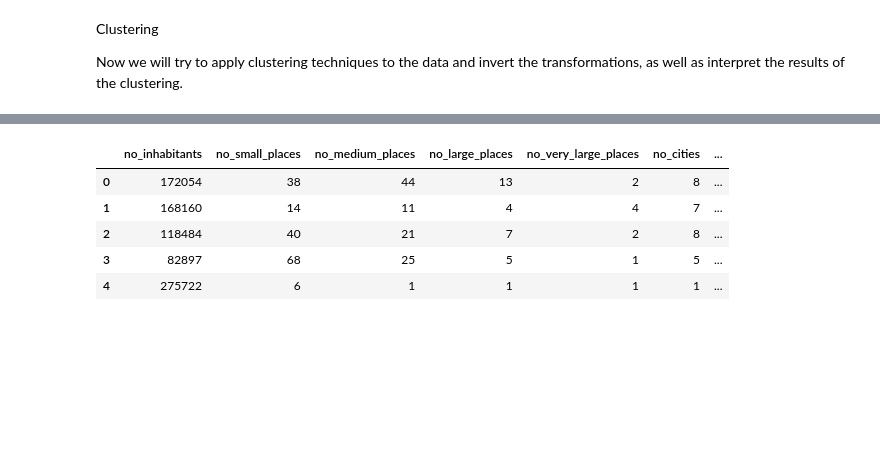
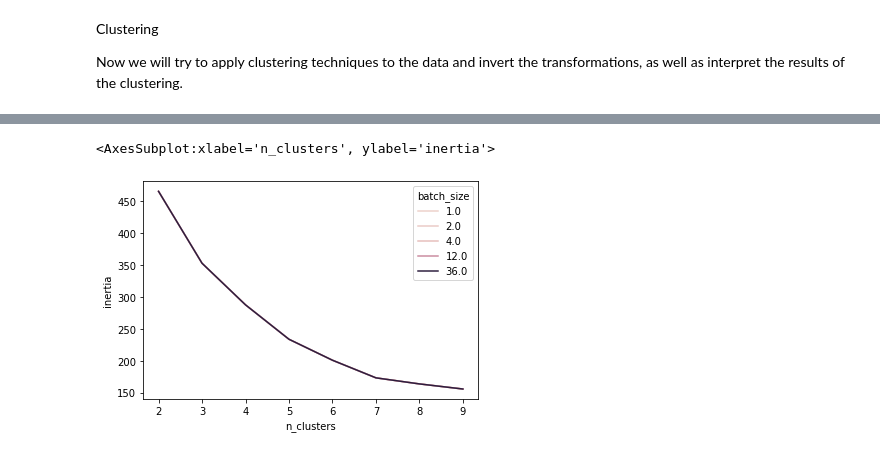
Before and after one commit to joaonmatos/feup-machine-learning, a Jupyter notebook: analysis/districts.ipynb, the cells around one changed output, grey strips where cells are left out. Cells and saved outputs as stored; diff of their text form; code cells hidden in the pictures; blank space fills up the shorter version.

```diff
--- a/analysis/districts.ipynb
+++ b/analysis/districts.ipynb
@@ -163,21 +166,28 @@ sbs.lineplot(x="n_clusters", y="inertia", data=pd.DataFrame({"n_clusters": n_clu
 # %%
 # By the elbow rule, any number of clusters between 5 and 7, inclusive
 # should give us an aproximately optimal number of clusters
-km = KMeans(n_clusters=5, random_state=19)
+# There is no meaningful difference between the initial centroid selection methods
+km = KMeans(n_clusters=7, random_state=19)
 km.fit(base_shifted_data)
-clusters = km.predict(base_shifted_data)
+kmeans_clusters = km.predict(base_shifted_data)
-# %%
-clustered_districts = districts.assign(cluster = clusters)
-cluster_centers = km.cluster_centers_
-from sklearn.pipeline import Pipeline
-import math
-cluster_centers_original = scaler.inverse_transform(pca.inverse_transform(cluster_centers))
-cluster_centers_original = pd.DataFrame(cluster_centers_original, columns=numerical_data.columns)
-cluster_centers_original.applymap(lambda x: round(x))
-# %% [output]
-|  | no_inhabitants | no_small_places | no_medium_places | no_large_places | no_very_large_places | no_cities | ... |
-| 0 | 172054 | 38 | 44 | 13 | 2 | 8 | ... |
-| 1 | 168160 | 14 | 11 | 4 | 4 | 7 | ... |
-| 2 | 118484 | 40 | 21 | 7 | 2 | 8 | ... |
-| 3 | 82897 | 68 | 25 | 5 | 1 | 5 | ... |
-| 4 | 275722 | 6 | 1 | 1 | 1 | 1 | ... |
+# %%
+from sklearn.cluster import MiniBatchKMeans
+
+n_cluster_candidates = list(range(2, 10))
+bkmeans_sets = pd.DataFrame(columns=["n_clusters", "batch_size", "inertia"])
+
+for n_clusters in n_cluster_candidates:
+    for batch_size in [1,2,4, 12, 36]:
+        bkm = MiniBatchKMeans(
+            n_clusters=n_clusters,
+            random_state=19,
+        )
+        bkm.fit(base_shifted_data)
+        bkmeans_sets = bkmeans_sets.append({"batch_size": batch_size, "n_clusters": n_clusters, "inertia": bkm.inertia_}, ignore_index=True)
+
+
+
+sbs.lineplot(data=bkmeans_sets, x="n_clusters", y="inertia", hue="batch_size")
+# %% [output]
+<AxesSubplot:xlabel='n_clusters', ylabel='inertia'>
+[figure, added]
```
Also changed, not shown: parts of 8 cells of this notebook, 1 other file.
